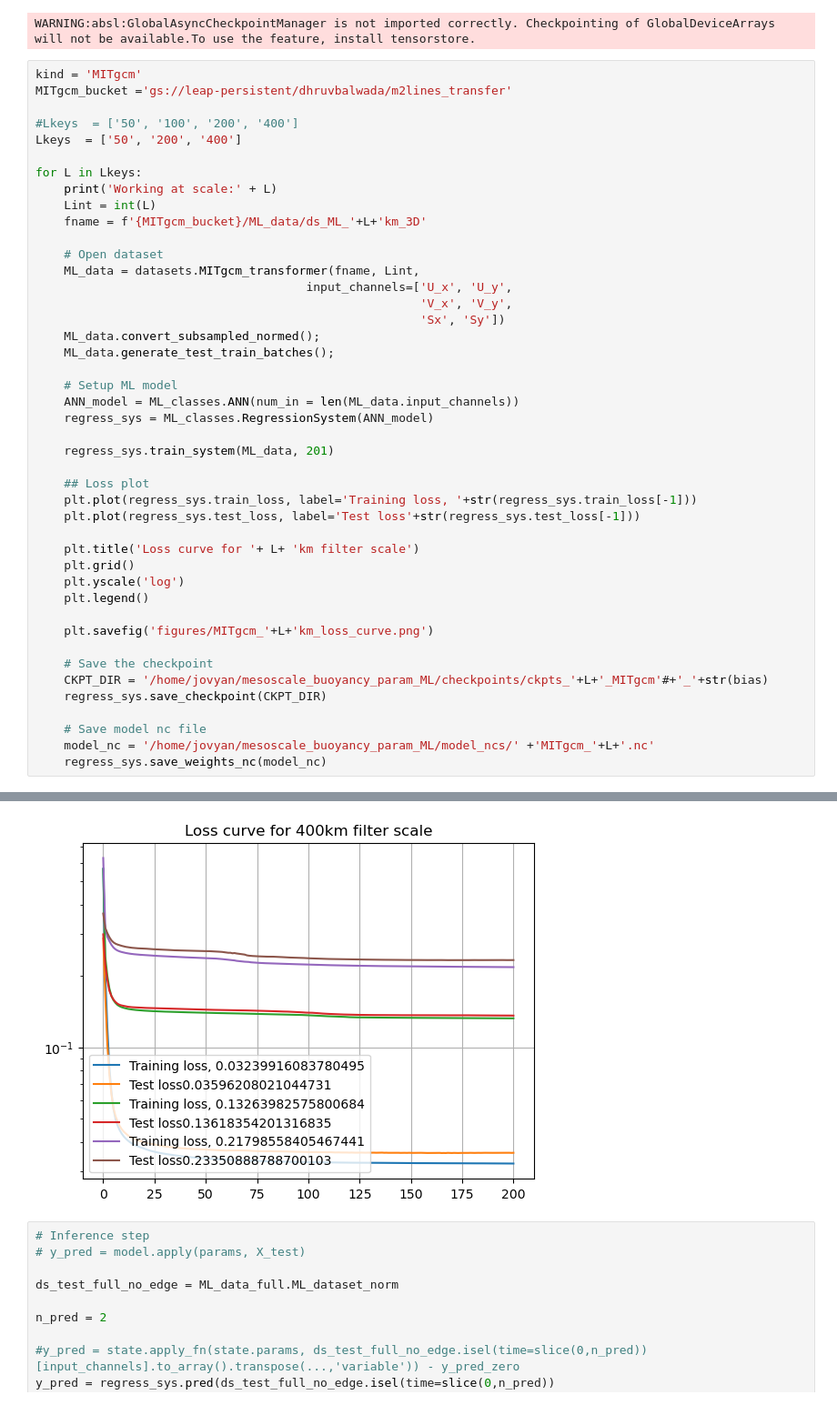
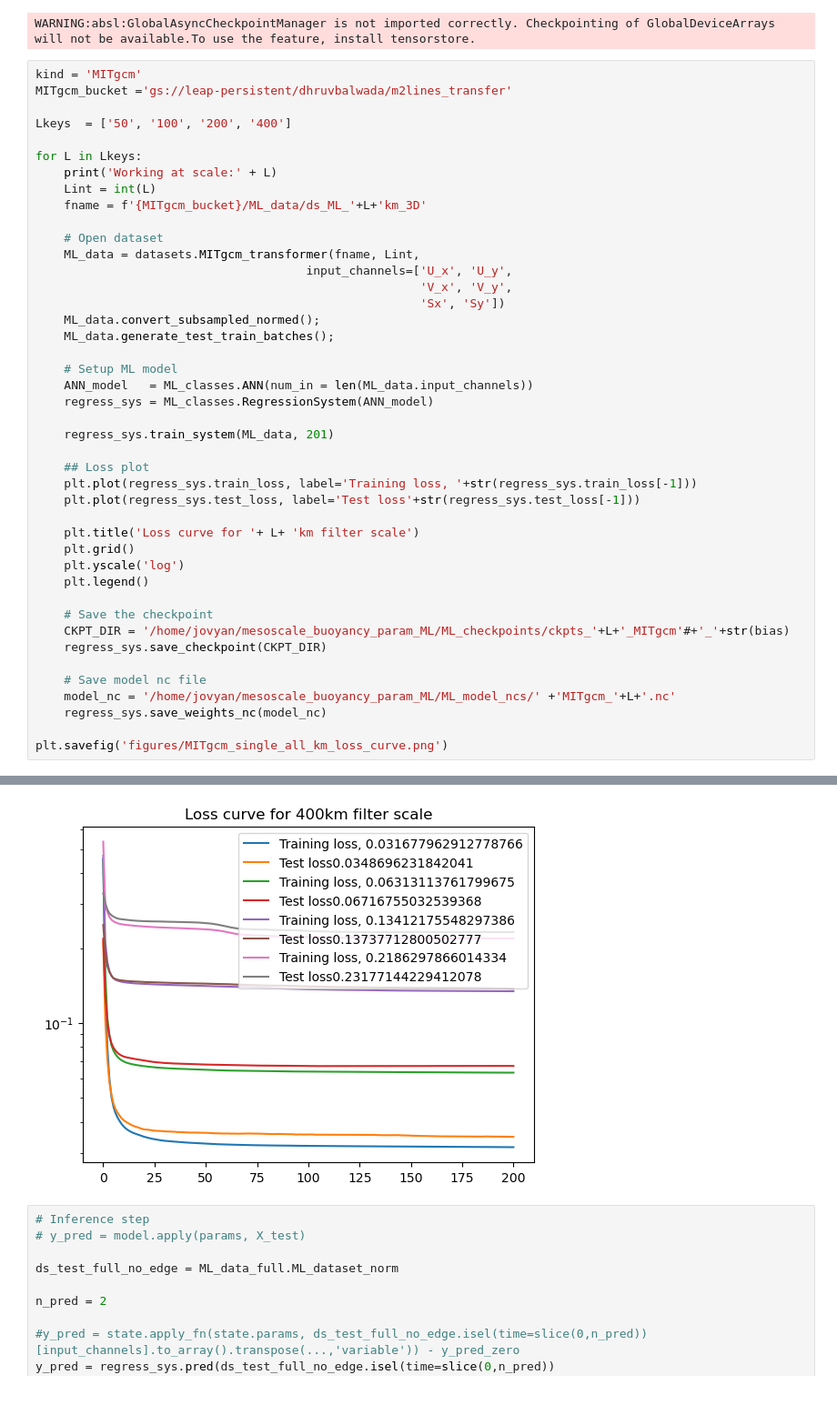
Before and after one commit to dhruvbalwada/mesoscale_buoyancy_param_ML, a Jupyter notebook: train_models/MITgcm_train_point_model_first_grad.ipynb, the cells around one changed output, grey strips where cells are left out. Shown: that part at 91% size. Drawn from its saved outputs; the diff is of its cells as text.

```diff
--- a/train_models/MITgcm_train_point_model_first_grad.ipynb
+++ b/train_models/MITgcm_train_point_model_first_grad.ipynb
@@ -20,8 +20,7 @@ WARNING:absl:GlobalAsyncCheckpointManager is not imported correctly. Checkpointi
 kind = 'MITgcm'
 MITgcm_bucket ='gs://leap-persistent/dhruvbalwada/m2lines_transfer'
 
-#Lkeys  = ['50', '100', '200', '400']
-Lkeys  = ['50', '200', '400']
+Lkeys  = ['50', '100', '200', '400']
 
 for L in Lkeys:
     print('Working at scale:' + L)
@@ -37,7 +36,7 @@ for L in Lkeys:
     ML_data.generate_test_train_batches();
 
     # Setup ML model
-    ANN_model = ML_classes.ANN(num_in = len(ML_data.input_channels))
+    ANN_model   = ML_classes.ANN(num_in = len(ML_data.input_channels))
     regress_sys = ML_classes.RegressionSystem(ANN_model)
 
     regress_sys.train_system(ML_data, 201)
@@ -51,15 +50,15 @@ for L in Lkeys:
     plt.yscale('log')
     plt.legend()
 
-    plt.savefig('figures/MITgcm_'+L+'km_loss_curve.png')
-
     # Save the checkpoint
-    CKPT_DIR = '/home/jovyan/mesoscale_buoyancy_param_ML/checkpoints/ckpts_'+L+'_MITgcm'#+'_'+str(bias)
+    CKPT_DIR = '/home/jovyan/mesoscale_buoyancy_param_ML/ML_checkpoints/ckpts_'+L+'_MITgcm'#+'_'+str(bias)
     regress_sys.save_checkpoint(CKPT_DIR)
 
     # Save model nc file
-    model_nc = '/home/jovyan/mesoscale_buoyancy_param_ML/model_ncs/' +'MITgcm_'+L+'.nc'
+    model_nc = '/home/jovyan/mesoscale_buoyancy_param_ML/ML_model_ncs/' +'MITgcm_'+L+'.nc'
     regress_sys.save_weights_nc(model_nc)
+
+plt.savefig('figures/MITgcm_single_all_km_loss_curve.png')
 # %% [output]
 Working at scale:50
 Dataset loaded from gs://leap-persistent/dhruvbalwada/m2lines_transfer/ML_data/ds_ML_50km_3D
@@ -81,4 +80,4 @@ Train loss step 200:  0.21798558405467441 test loss: 0.23350888788700103
-[figure, old version]
+[figure, new version]
 # %%
 # Inference step
 # y_pred = model.apply(params, X_test)
```
Also changed, not shown: parts of 2 cells of this notebook, 25 other files.
